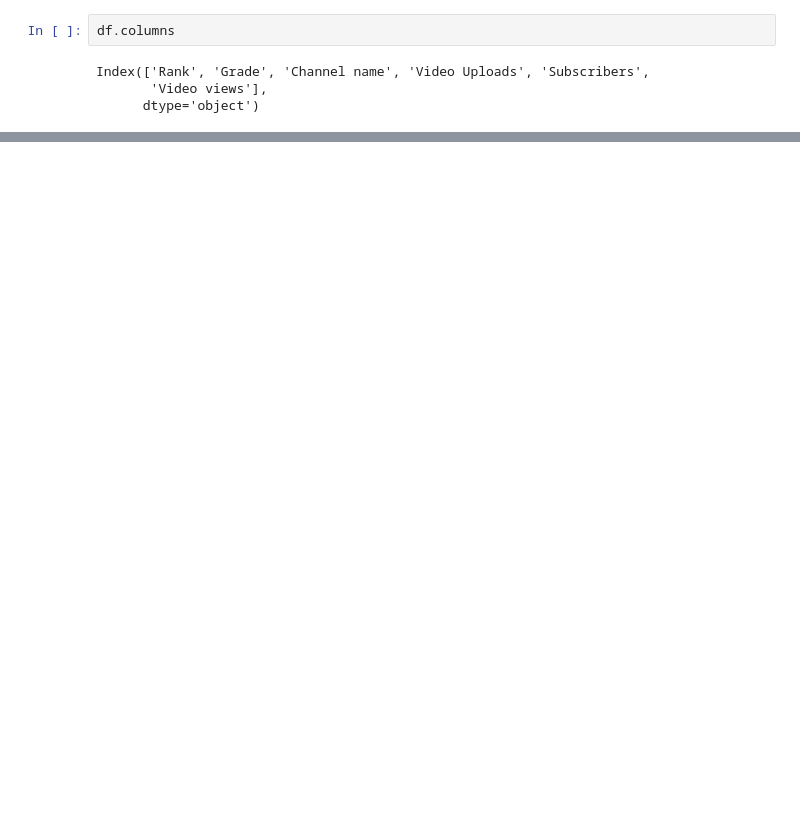
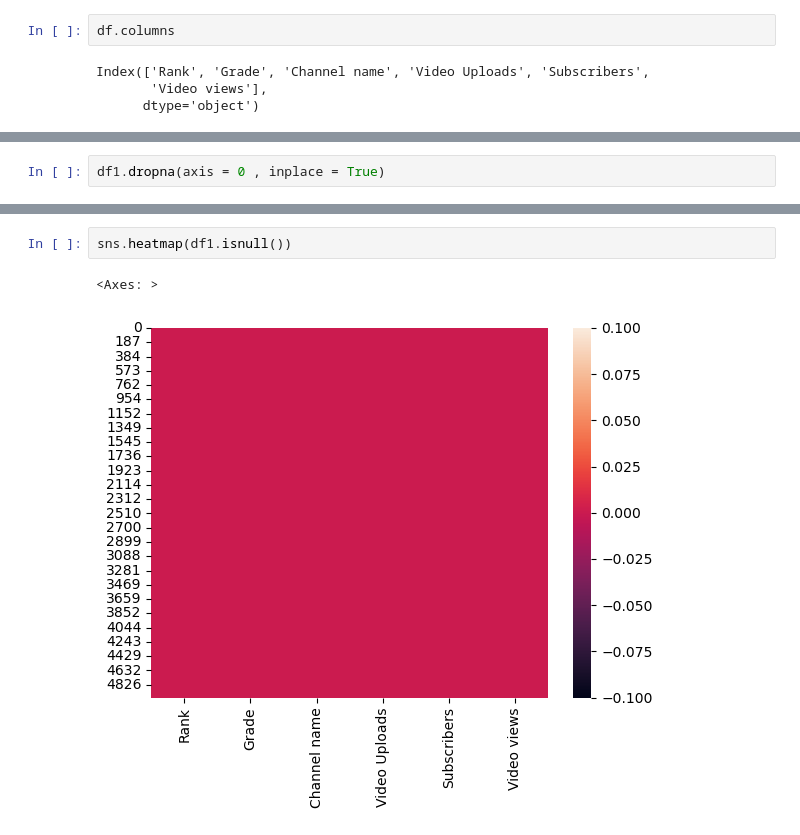
Before and after one commit to Abricos-gt/Data_Science_projects, a Jupyter notebook: youtube-analysis.ipynb, the cells around one changed output, grey strips where cells are left out. Saved outputs shown, nothing was run; the diff lists cells and outputs as text; blank space fills up the shorter version.

```diff
--- a/youtube-analysis.ipynb
+++ b/youtube-analysis.ipynb
@@ -135,0 +158,2 @@ df1.head(20)
+# %%
+df1.dropna(axis = 0 , inplace = True)
@@ -135,0 +174,5 @@ df1.head(20)
+# %%
+sns.heatmap(df1.isnull())
+# %% [output]
+<Axes: >
+[figure, added]
```
Also changed, not shown: parts of 10 cells of this notebook.
